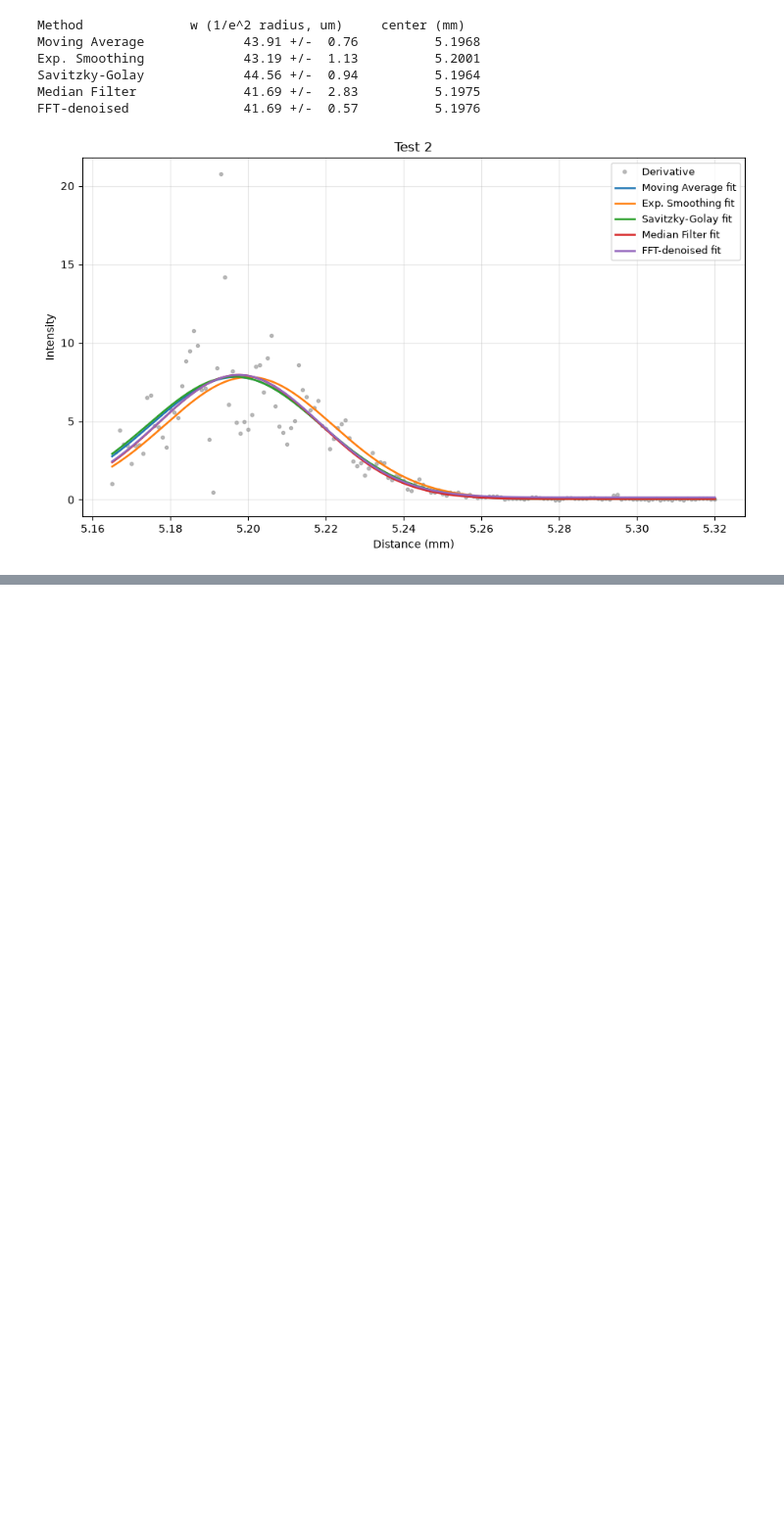
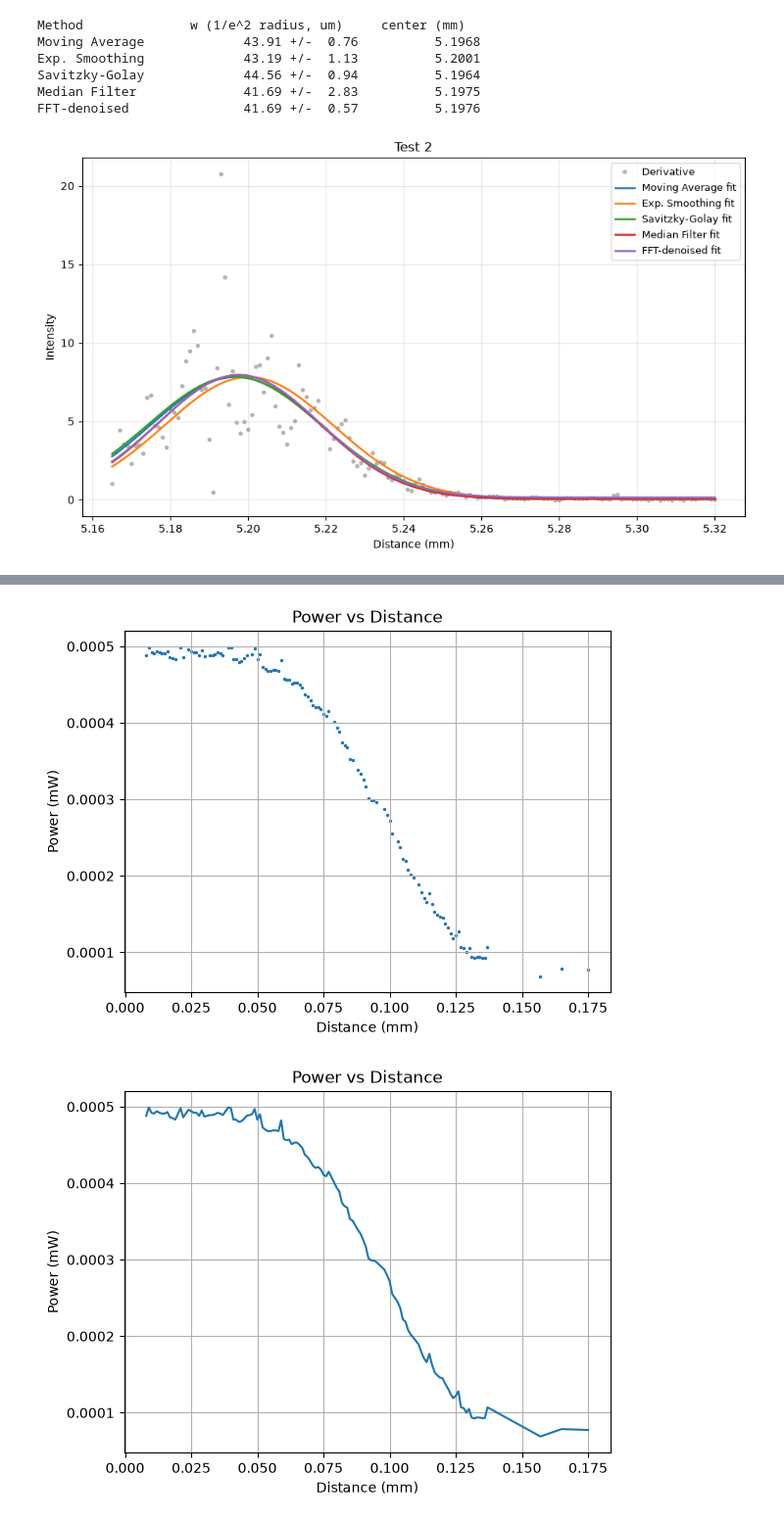
Before and after one commit to TyGuy-5/UAF-LiDaR, a Jupyter notebook: Lab_Work/razor_data_notebook.ipynb, the cells around one changed output, grey strips where cells are left out. Shown at 98% size. Drawn from its saved outputs; the diff is of its cells as text; code cells hidden in the pictures; blank space fills up the shorter version.

```diff
--- a/Lab_Work/razor_data_notebook.ipynb
+++ b/Lab_Work/razor_data_notebook.ipynb
@@ -483,0 +495,28 @@ FFT-denoised               41.69 +/-  0.57          5.1976
+# %%
+df3 = pd.read_csv('data/razor_data3.csv')
+df3['Power (mW)'] = pd.to_numeric(df3['Power (mW)'])
+df3['Distance (mm)'] = pd.to_numeric(df3['Distance (mm)'])
+df3['Ambient power'] = pd.to_numeric(df3['Ambient power'])
+df3['Power (mW)  filtered'] = pd.to_numeric(df3['Power (mW)  filtered'])
+df3_clean = df3.dropna().copy()
+# %%
+plt.scatter(df3_clean['Distance (mm)'], df3_clean['Power (mW)'],s=2)
+
+plt.title('Power vs Distance')
+plt.xlabel('Distance (mm)')
+plt.ylabel('Power (mW)')
+plt.grid(True)
+
+plt.show()
+
+plt.plot(df3_clean['Distance (mm)'], df3_clean['Power (mW)'])
+
+plt.title('Power vs Distance')
+plt.xlabel('Distance (mm)')
+plt.ylabel('Power (mW)')
+plt.grid(True)
+
+plt.show()
+# %% [output]
+[figure, added]
+[figure, added]
```
Also changed, not shown: parts of 9 cells of this notebook, 3 other files.
